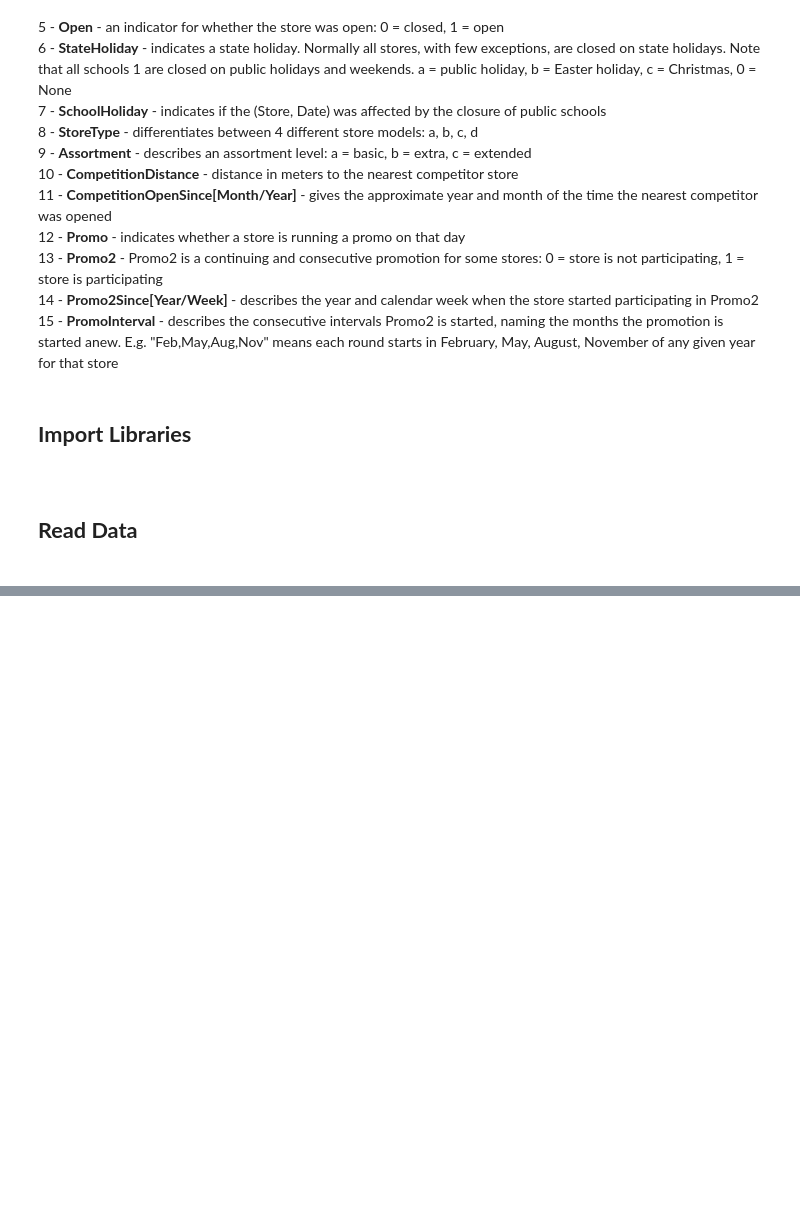
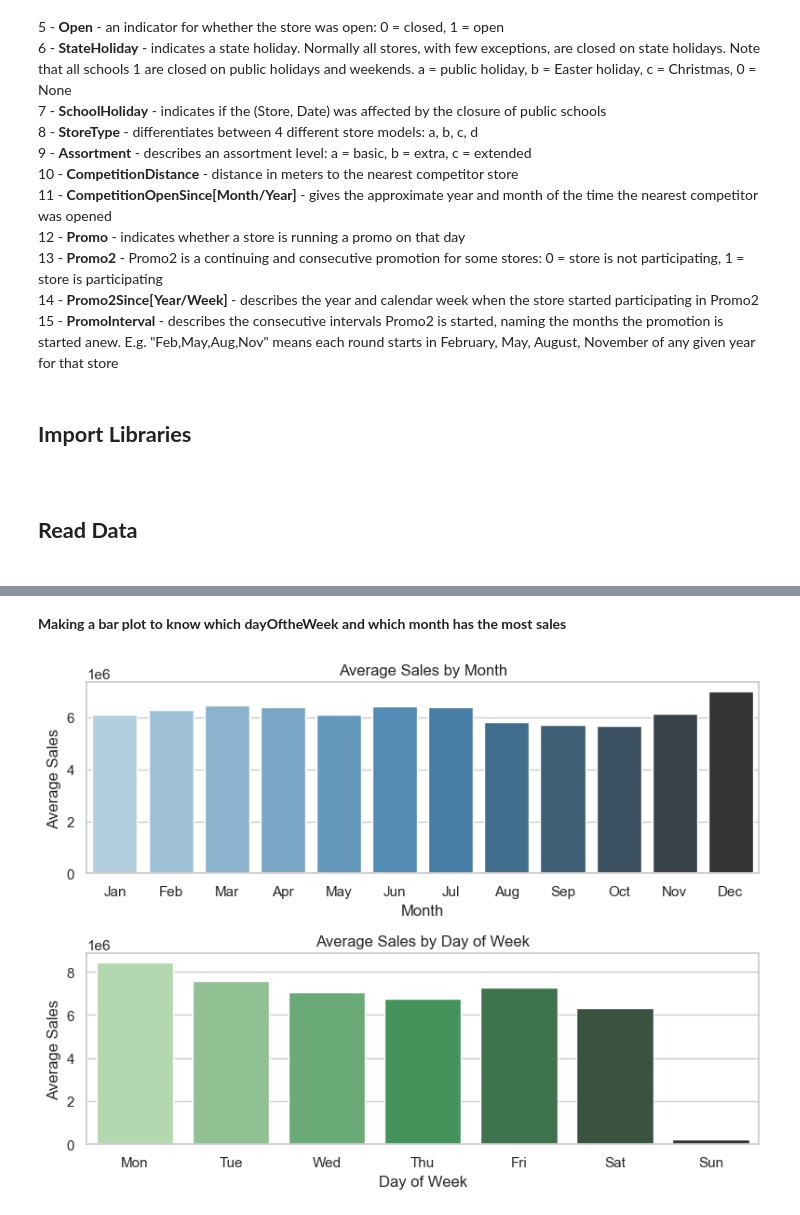
Before and after one commit to ali2yman/Rossman-Store---Time-Series-Analysis-Project, a Jupyter notebook: code.ipynb, the cells around one changed output, grey strips where cells are left out. Drawn from its saved outputs; the diff is of its cells as text; code cells hidden in the pictures; blank space fills up the shorter version.

```diff
--- a/code.ipynb
+++ b/code.ipynb
@@ -88,0 +272,48 @@ df_train.head(5)
+# %% [markdown]
+<b>Making a bar plot to know which dayOftheWeek and which month has the most sales</b>
+# %%
+# Ensure date index
+daily_sales['Year'] = daily_sales.index.year
+daily_sales['Month'] = daily_sales.index.month
+daily_sales['Day'] = daily_sales.index.day
+daily_sales['DayOfWeek'] = daily_sales.index.dayofweek
+daily_sales['WeekOfYear'] = daily_sales.index.isocalendar().week
+# %%
+# Set seaborn theme
+sns.set_theme(style="whitegrid")
+
+# Prepare data
+monthly_sales = daily_sales.groupby('Month')['Sales'].mean().reset_index()
+monthly_sales['Month'] = monthly_sales['Month'].astype(int)
+
+dow_sales = daily_sales.groupby('DayOfWeek')['Sales'].mean().reset_index()
+dow_sales['DayOfWeek'] = dow_sales['DayOfWeek'].astype(int)
+
+# Day names and month names for labeling
+day_names = ['Mon', 'Tue', 'Wed', 'Thu', 'Fri', 'Sat', 'Sun']
+month_names = ['Jan', 'Feb', 'Mar', 'Apr', 'May', 'Jun',
+               'Jul', 'Aug', 'Sep', 'Oct', 'Nov', 'Dec']
+
+# Create the figure
+fig, ax = plt.subplots(2, 1, figsize=(8, 6))
+
+# Monthly bar plot
+sns.barplot(x='Month', y='Sales', data=monthly_sales, ax=ax[0], palette="Blues_d",hue='Month',legend=False)
+ax[0].set_title('Average Sales by Month')
+ax[0].set_xlabel('Month')
+ax[0].set_ylabel('Average Sales')
+ax[0].set_xticks(range(12))
+ax[0].set_xticklabels(month_names)
+
+# Weekly bar plot
+sns.barplot(x='DayOfWeek', y='Sales', data=dow_sales, ax=ax[1], palette="Greens_d",hue='DayOfWeek',legend=False)
+ax[1].set_title('Average Sales by Day of Week')
+ax[1].set_xlabel('Day of Week')
+ax[1].set_ylabel('Average Sales')
+ax[1].set_xticks(range(7))
+ax[1].set_xticklabels(day_names)
+
+plt.tight_layout()
+plt.show()
+# %% [output]
+[figure, added]
```
Also changed, not shown: parts of 21 cells of this notebook.
